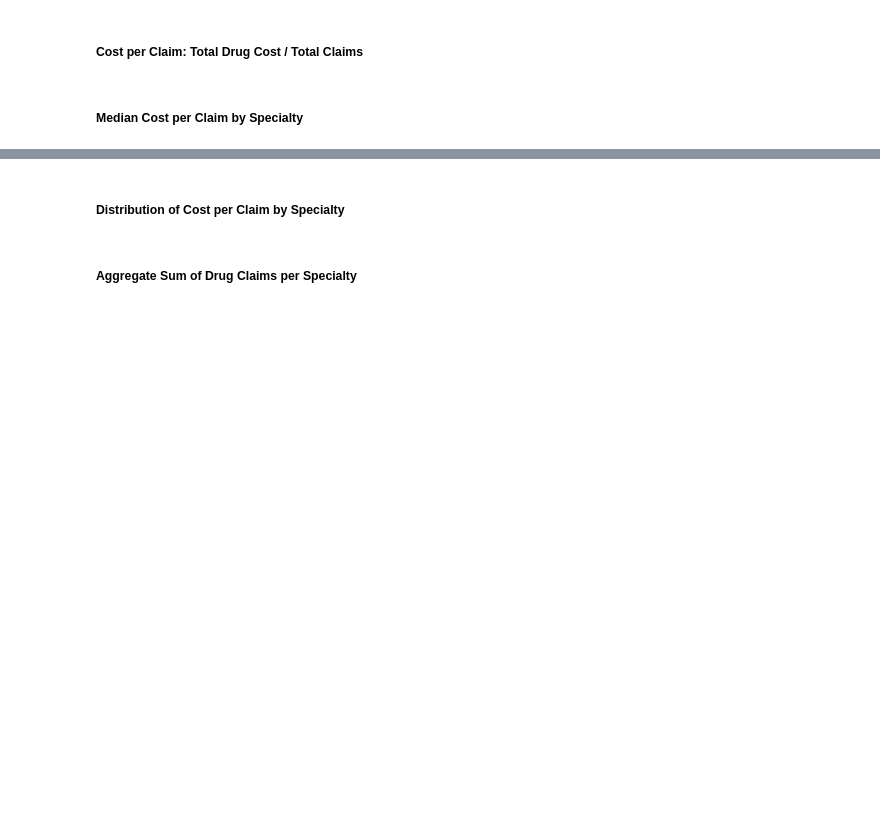
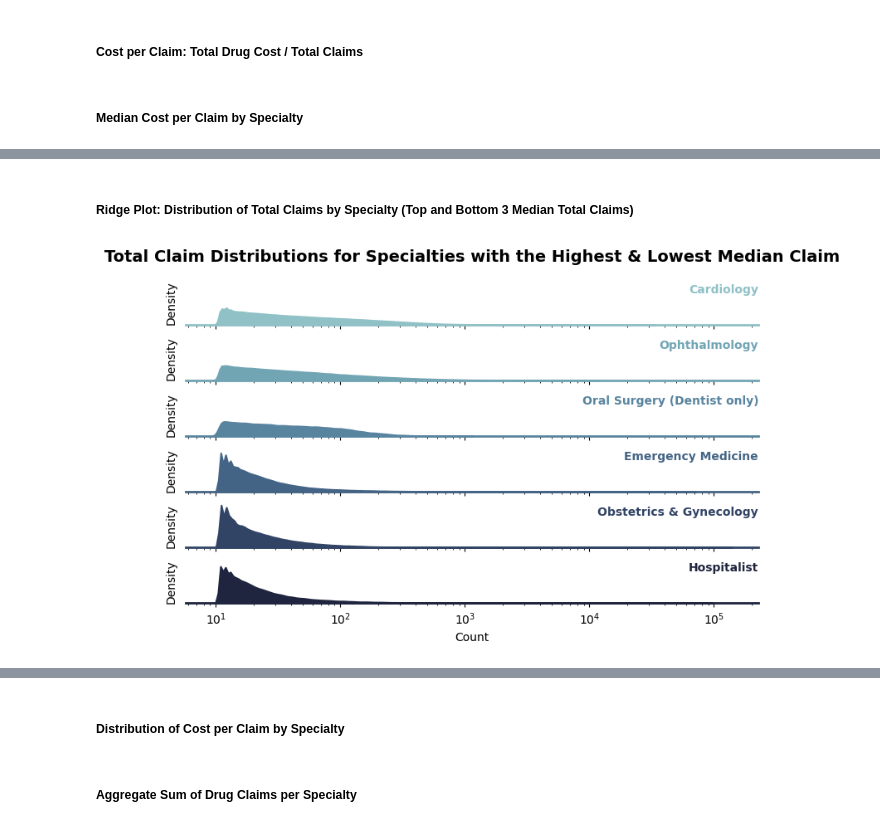
Before and after one commit to fabulenc/CMS-Medicare-Provider-Specialty-ML-Project, a Jupyter notebook: src/DATA1030 Project.ipynb, the cells around one changed output, grey strips where cells are left out. Drawn from its saved outputs; the diff is of its cells as text; code cells hidden in the pictures; blank space fills up the shorter version.

```diff
--- a/src/DATA1030 Project.ipynb
+++ b/src/DATA1030 Project.ipynb
@@ -251,9 +309,17 @@ missing_per_ftr = df2.isnull().sum(axis=0)/df2.shape[0]
 # %%
+missing_per_ftr = df2.isnull().sum(axis=0)/df2.shape[0]
+
+#remove NPI & prescriber type since those will not be included in the feature matrix; one is needed for the group structure and the other is the target variable
+fig3_data = missing_per_ftr.to_frame().reset_index()
+
+fig3_data = fig3_data.drop([0, 3])
+
+fig3_data = fig3_data.reset_index(drop=True)
+
 plt.figure(figsize=(1,5))
 
-fig3_data = missing_per_ftr.to_frame().reset_index()
 y_axis_labels = fig3_data.iloc[:,0]
-fig3_data = np.asarray(fig3_data.iloc[:,1]).reshape(16,1)
+fig3_data = np.asarray(fig3_data.iloc[:,1]).reshape(14,1)
 ax = sns.heatmap(fig3_data ,linewidth=0.5,yticklabels = y_axis_labels,cmap="viridis",vmin=0, vmax=1,annot=True)
 plt.title("Fraction of Missing Values per Feature",fontweight='bold')
 plt.savefig('Figure 3 - Fraction of Missing Values per Feature.png', dpi=1200,bbox_inches="tight")
@@ -402,30 +520,52 @@ plt.show()
+# %%
+df3 = df2[(df2["Prscrbr_Type"] == 'Cardiology') |
+          (df2["Prscrbr_Type"] == 'Ophthalmology') |
+          (df2["Prscrbr_Type"] == 'Oral Surgery (Dentist only)')|
+          (df2["Prscrbr_Type"] == 'Emergency Medicine')|
+          (df2["Prscrbr_Type"] == 'Obstetrics & Gynecology')|
+          (df2["Prscrbr_Type"] == 'Hospitalist')]
+# %% [markdown]
+##### Ridge Plot: Distribution of Total Claims by Specialty (Top and Bottom 3 Median Total Claims)
 # %%
 # plot
 # Initialize the FacetGrid object
-pal = sns.cubehelix_palette(len(fig10_data.Prscrbr_Type.unique()), rot=-.25, light=.7)
-g = sns.FacetGrid(fig10_data, row="Prscrbr_Type", hue="Prscrbr_Type", aspect=15, height=.5, palette=pal)
+
+pal = sns.cubehelix_palette(len(df3.Prscrbr_Type.unique()), rot=-.25, light=.7)
+g = sns.FacetGrid(df3, row="Prscrbr_Type", hue="Prscrbr_Type", aspect=9, height=0.8, palette=pal,
+                  row_order=["Cardiology", "Ophthalmology",
+                             "Oral Surgery (Dentist only)",
+                             "Emergency Medicine", "Obstetrics & Gynecology", "Hospitalist"],
+                 hue_order=["Cardiology", "Ophthalmology",
+                             "Oral Surgery (Dentist only)",
+                             "Emergency Medicine", "Obstetrics & Gynecology", "Hospitalist"])
 
 # Draw the densities in a few steps
 g.map(sns.kdeplot, "Tot_Clms", bw_adjust=.5, clip_on=False, fill=True, alpha=1, linewidth=1.5,log_scale=True)
-g.map(sns.kdeplot, "Tot_Clms", clip_on=False, color="w", lw=2, bw_adjust=.5,log_scale=True)
+#g.map(sns.kdeplot, "Tot_Clms", clip_on=False, color="w", lw=2, bw_adjust=.5,log_scale=True)
 g.map(plt.axhline, y=0, lw=2, clip_on=False)
 
 # Define and use a simple function to label the plot in axes coordinates
 def label(x, color, label):
     ax = plt.gca()
-    ax.text(0, .2, label, fontweight="bold", color=color, ha="right", va="center", transform=ax.transAxes)
+    ax.text(1, 0.8, label, fontweight="bold", color=color, ha="right", va="center", transform=ax.transAxes)
 
 g.map(label, "Prscrbr_Type")
 
 # Set the subplots to overlap
-g.fig.subplots_adjust(hspace=-.50)
+g.fig.subplots_adjust(hspace=-.25)
 
 # Remove axes details that don't play well with overlap
 
 g.set(yticks=[])
 g.set(xlabel=None)
 g.set(ylabel= None)
 g.set_titles("")
 g.despine(bottom=True, left=True)
-
-g.savefig("Figure 12 - Ridge Plot for Total Claims.png", dpi=1200,bbox_inches="tight")
+g.fig.tight_layout()
+g.set_axis_labels("Count", "Density")
+g.figure.suptitle("Total Claim Distributions for Specialties with the Highest & Lowest Median Claim",
+                  size=14,fontweight='bold')
+g.figure.subplots_adjust(top=.9)
+g.savefig("Figure 18 - Ridge Plot for Total Claims.png", dpi=1200,bbox_inches="tight")
+# %% [output]
+[figure, added]
```
Also changed, not shown: parts of 81 cells of this notebook, 25 other files.
